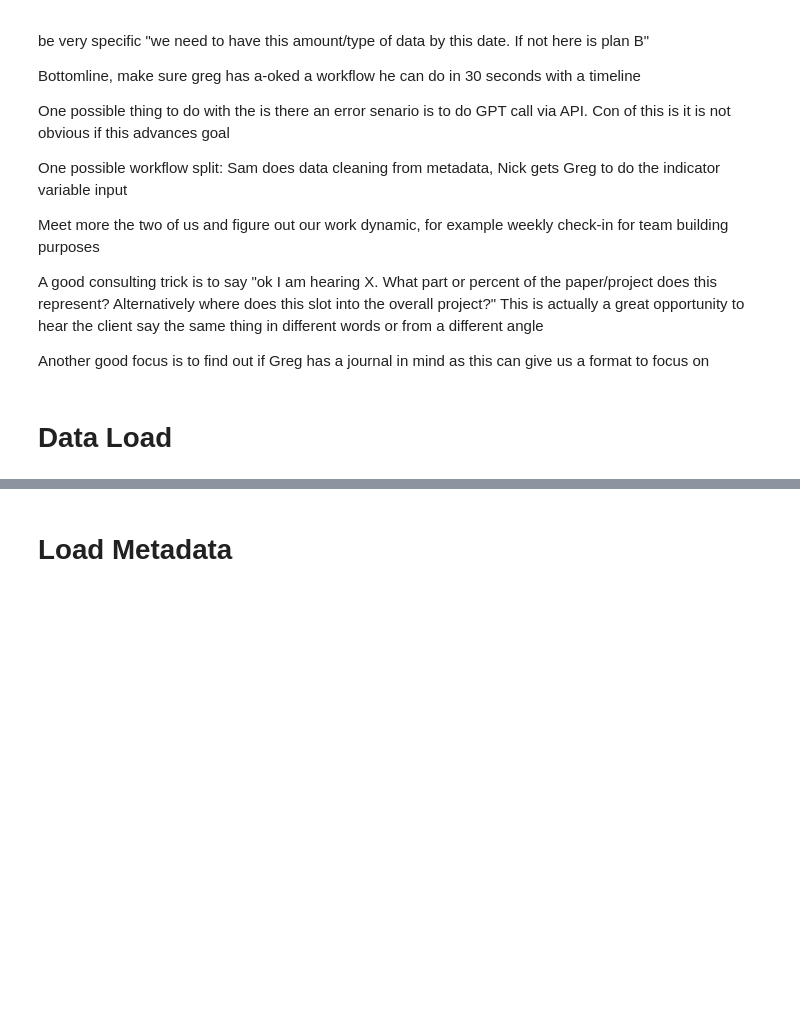
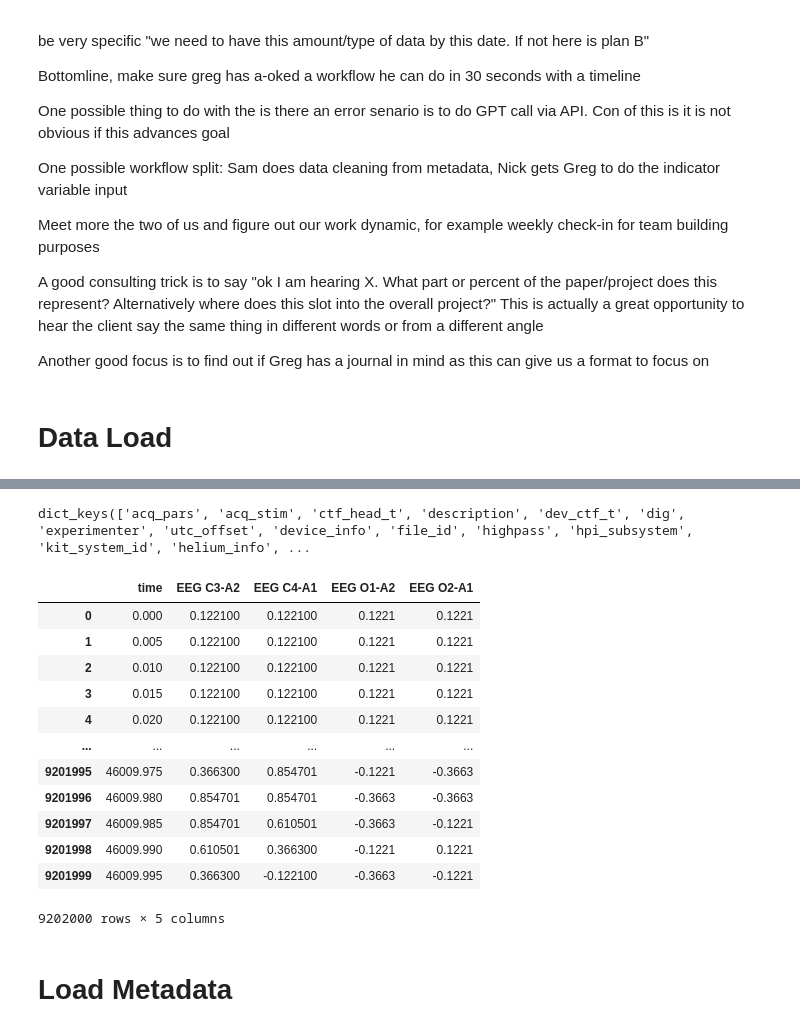
Before and after one commit to sbudoff/EEG_Consulting, a Jupyter notebook: DataExploration.ipynb, the cells around one changed output, grey strips where cells are left out. Cells and saved outputs as stored; diff of their text form; code cells hidden in the pictures; blank space fills up the shorter version.

```diff
--- a/DataExploration.ipynb
+++ b/DataExploration.ipynb
@@ -130,3 +142,25 @@ NOTE: pick_channels() is a legacy function. New code should use inst.pick(...).
+# %%
+selected_data.info.keys()
+# %% [output]
+dict_keys(['acq_pars', 'acq_stim', 'ctf_head_t', 'description', 'dev_ctf_t', 'dig', 'experimenter', 'utc_offset', 'device_info', 'file_id', 'highpass', 'hpi_subsystem', 'kit_system_id', 'helium_info', ...
+# %%
+df = raw.to_data_frame()
+
+df
+# %% [output]
+|  | time | EEG C3-A2 | EEG C4-A1 | EEG O1-A2 | EEG O2-A1 |
+| 0 | 0.000 | 0.122100 | 0.122100 | 0.1221 | 0.1221 |
+| 1 | 0.005 | 0.122100 | 0.122100 | 0.1221 | 0.1221 |
+| 2 | 0.010 | 0.122100 | 0.122100 | 0.1221 | 0.1221 |
+| 3 | 0.015 | 0.122100 | 0.122100 | 0.1221 | 0.1221 |
+| 4 | 0.020 | 0.122100 | 0.122100 | 0.1221 | 0.1221 |
+| ... | ... | ... | ... | ... | ... |
+| 9201995 | 46009.975 | 0.366300 | 0.854701 | -0.1221 | -0.3663 |
+| 9201996 | 46009.980 | 0.854701 | 0.854701 | -0.3663 | -0.3663 |
+| 9201997 | 46009.985 | 0.854701 | 0.610501 | -0.3663 | -0.1221 |
+| 9201998 | 46009.990 | 0.610501 | 0.366300 | -0.1221 | 0.1221 |
+| 9201999 | 46009.995 | 0.366300 | -0.122100 | -0.3663 | -0.1221 |
+9202000 rows × 5 columns
 # %% [markdown]
 # Load Metadata
 # %%
```
Also changed, not shown: parts of 12 cells of this notebook.
